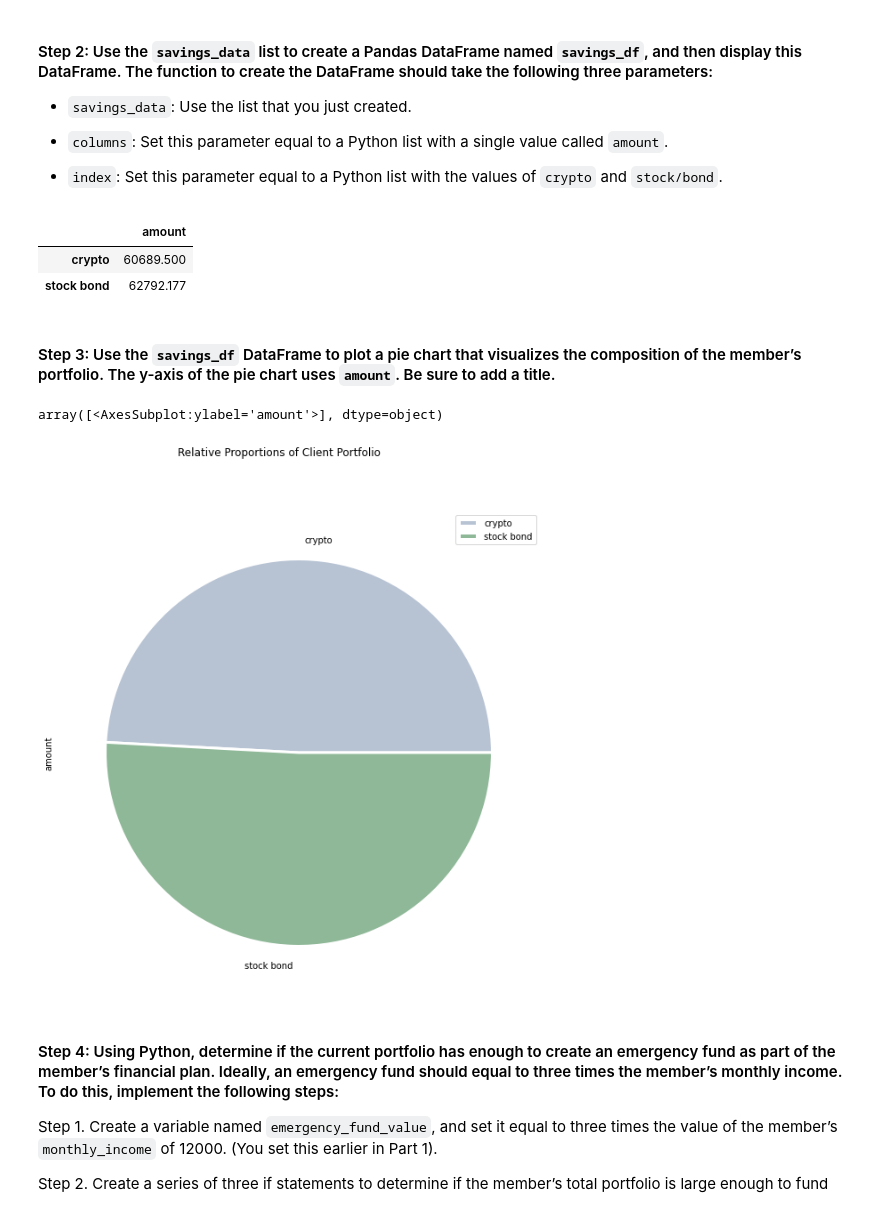
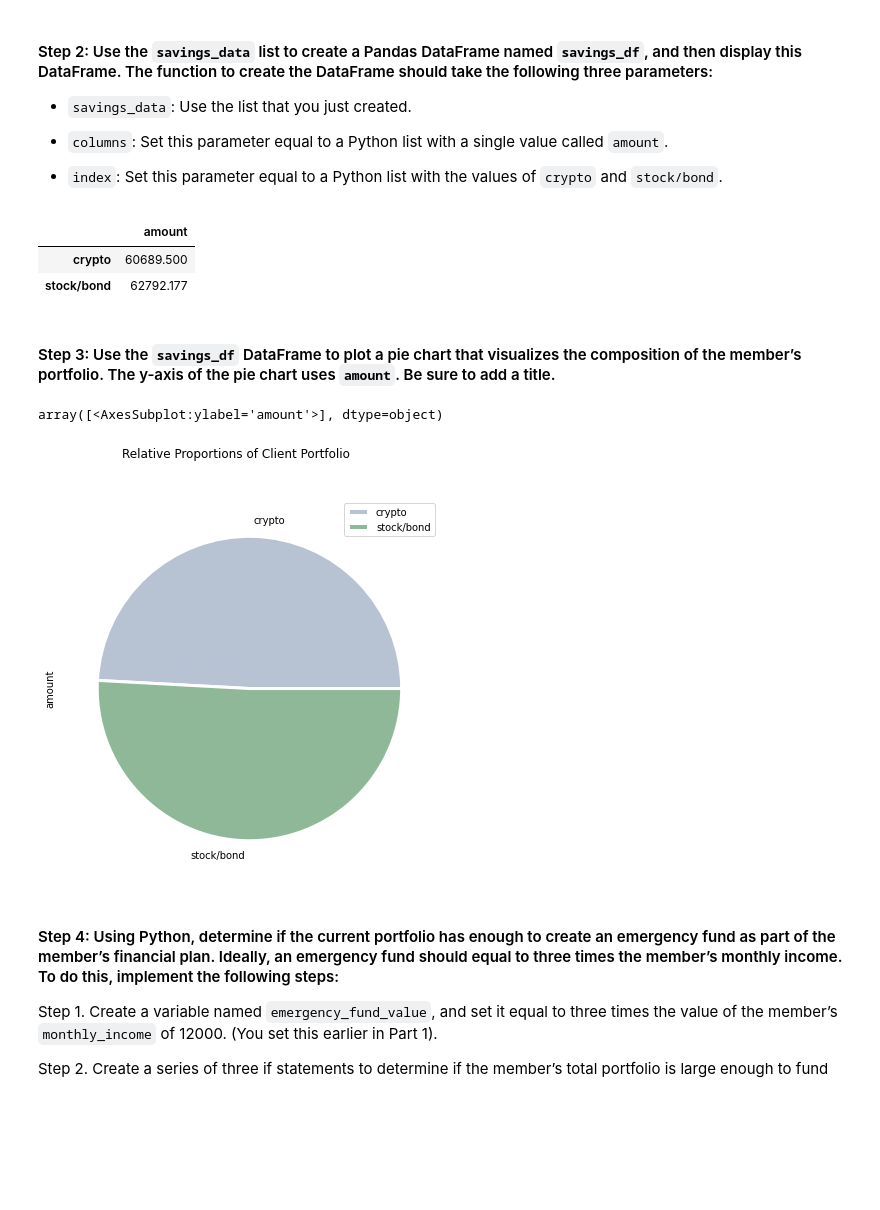
Before and after one commit to toniahurst/FinTech_Module_5_Challenge, a Jupyter notebook: Starter_Code_Module_5_Challenge/financial_planning_tools.ipynb, the cells around one changed output. Cells and saved outputs as stored; diff of their text form; code cells hidden in the pictures; blank space fills up the shorter version.

```diff
--- a/Starter_Code_Module_5_Challenge/financial_planning_tools.ipynb
+++ b/Starter_Code_Module_5_Challenge/financial_planning_tools.ipynb
@@ -359,7 +359,7 @@ savings_data
 # %%
 # Create a Pandas DataFrame called savings_df
 new_column = ["amount"]
-index_values = ["crypto", "stock bond"]
+index_values = ["crypto", "stock/bond"]
 savings_df = pd. DataFrame(savings_data, columns=new_column, index=index_values)
 
 # Display the savings_df DataFrame
@@ -367,16 +367,16 @@ display(savings_df)
 # %% [output]
 |  | amount |
 | crypto | 60689.500 |
-| stock bond | 62792.177 |
+| stock/bond | 62792.177 |
 # %% [markdown]
 #### Step 3: Use the `savings_df` DataFrame to plot a pie chart that visualizes the composition of the member’s portfolio. The y-axis of the pie chart uses `amount`. Be sure to add a title.
 # %%
 # Plot the total value of the member's portfolio (crypto and stock/bond) in a pie chart
 colors = ['#B7C3d3', '#8EB897']
-savings_df.plot.pie(figsize=(25,10), colors=colors, subplots=True, wedgeprops = { 'linewidth' : 3, 'edgecolor' : 'white' }, title="Relative Proportions of Client Portfolio")
+savings_df.plot.pie(figsize=(15,7), colors=colors, subplots=True, wedgeprops = { 'linewidth' : 3, 'edgecolor' : 'white' }, title="Relative Proportions of Client Portfolio")
 # %% [output]
 array([<AxesSubplot:ylabel='amount'>], dtype=object)
-[figure, old version]
+[figure, new version]
 # %% [markdown]
 #### Step 4: Using Python, determine if the current portfolio has enough to create an emergency fund as part of the member’s financial plan. Ideally, an emergency fund should equal to three times the member’s monthly income. To do this, implement the following steps:
 
```
Also changed, not shown: parts of 23 cells of this notebook, 4 other files.
